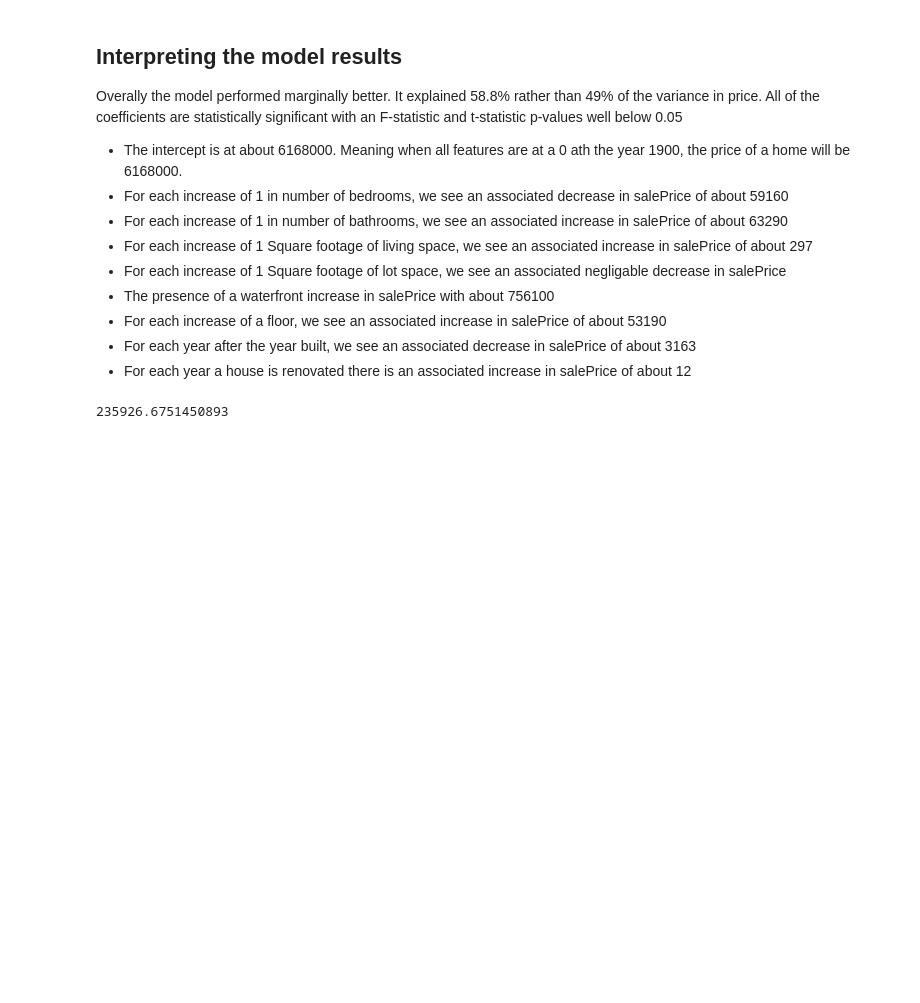
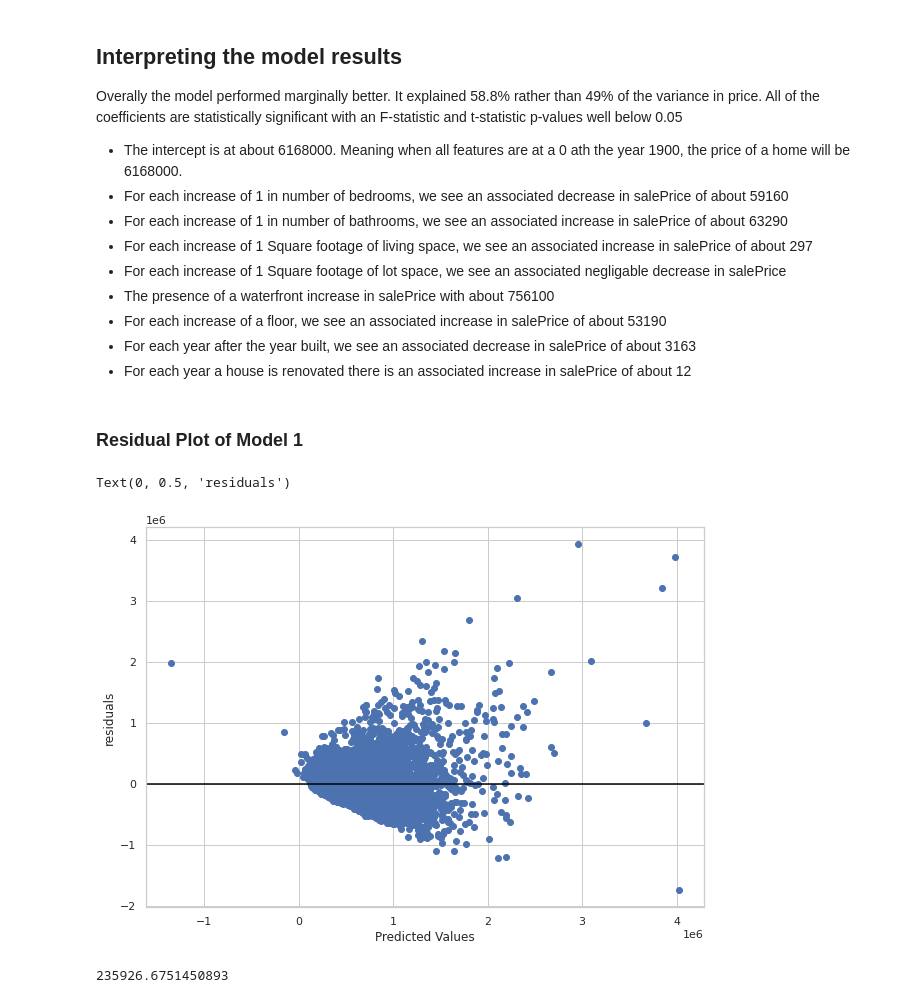
Before and after one commit to FrankOyugi/phase-2-project-real-estate-data-analysis, a Jupyter notebook: student.ipynb, the cells around one changed output. Cells and saved outputs as stored; diff of their text form; code cells hidden in the pictures; blank space fills up the shorter version.

Commit message:
Adding residual plots

```diff
--- a/student.ipynb
+++ b/student.ipynb
@@ -789,6 +789,21 @@ All of the coefficients are statistically significant  with an F-statistic and t
 * For each increase of a floor, we see an associated increase in salePrice of about 53190
 * For each year after the year built, we see an associated decrease in salePrice of about 3163
 * For each year a house is renovated there is an associated increase in salePrice of about 12
+# %% [markdown]
+### Residual Plot of Model 1
+# %%
+fig, axes = plt.subplots(figsize=(10,7), sharey=True)
+
+y_predicted1 = results1.predict(sm.add_constant(X_model1))
+
+weight_ax = axes
+weight_ax.scatter(y_predicted1, results1.resid)
+weight_ax.axhline(y=0, color="black")
+weight_ax.set_xlabel("Predicted Values")
+weight_ax.set_ylabel("residuals")
+# %% [output]
+Text(0, 0.5, 'residuals')
+[figure, added]
 # %%
 RMSE = ((results1.resid ** 2).sum() / len(y)) ** 0.5
 RMSE
```
Also changed, not shown: parts of 20 cells of this notebook.
